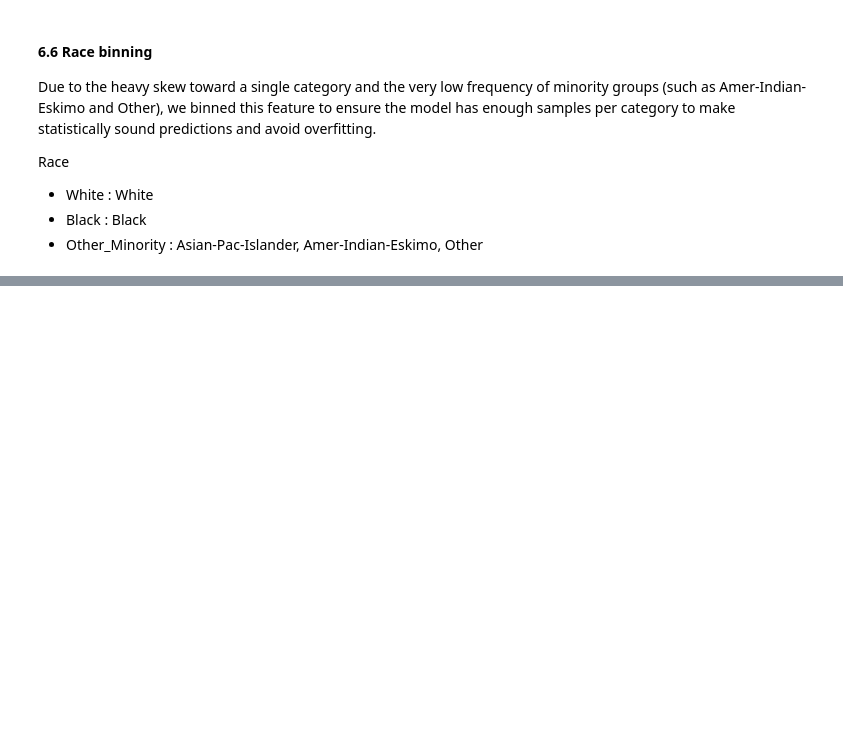
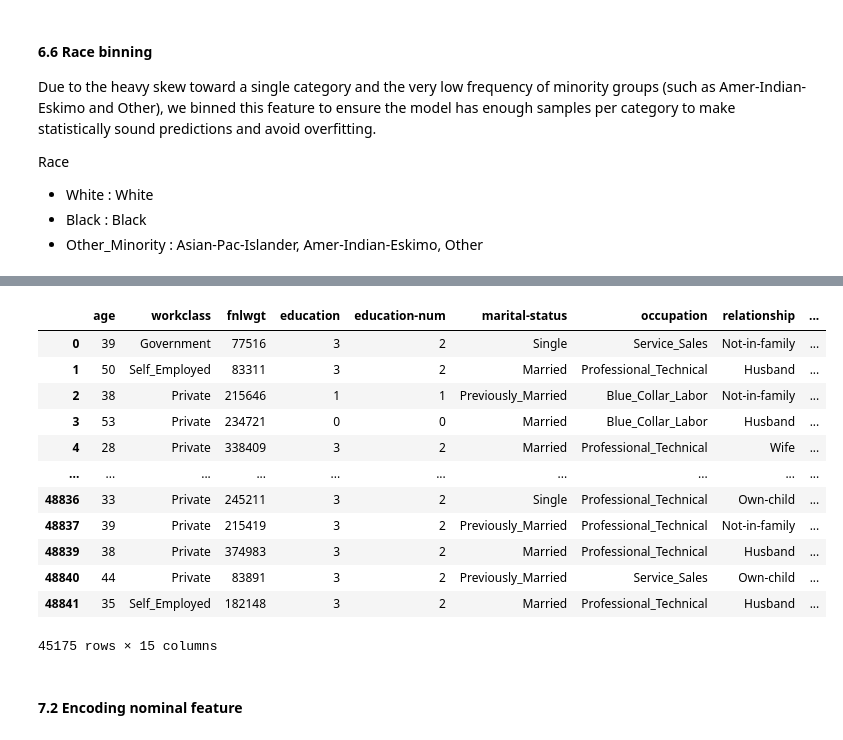
Before and after one commit to nadukayomal/predict-adult-income, a Jupyter notebook: EDA/1_cleanning.ipynb, the cells around one changed output, grey strips where cells are left out. Saved outputs shown, nothing was run; the diff lists cells and outputs as text; code cells hidden in the pictures; blank space fills up the shorter version.

```diff
--- a/EDA/1_cleanning.ipynb
+++ b/EDA/1_cleanning.ipynb
@@ -615,0 +624,19 @@ df_cp['race'] = df_cp['race'].apply(binning_race)
+# %%
+school = [1, 2, 3, 4, 5, 6, 7, 8]
+high_school = [9, 10, 11, 12]
+higher_education = [13, 14]
+advanced_degree = [15, 16]
+
+def binning_education_num(num):
+    if num in school:
+        return "school"
+    elif num in high_school:
+        return "high_school"
+    elif num in higher_education:
+        return "higher_education"
+    elif num in advanced_degree:
+        return "advanced_degree"
+    else:
+        return "Invalid"
+# %%
+df_cp['education-num'] = df_cp['education-num'].apply(binning_education_num)
@@ -615,0 +677,41 @@ df_cp['race'] = df_cp['race'].apply(binning_race)
+# %%
+encode_edu_num = {
+    'school': 0,
+    'high_school': 1,
+    'higher_education': 2,
+    'advanced_degree': 3
+}
+
+encode_education = {
+    'school': 0,
+    'high_school': 1,
+    'college_level': 2,
+    'higher_education': 3
+}
+
+encode_income = {
+    '<=50K': 0,
+    '>50K': 1
+}
+# %%
+df_cp['education'] = df_cp['education'].map(encode_education)
+df_cp['education-num'] = df_cp['education-num'].map(encode_edu_num).astype(int)
+df_cp['income'] = df_cp['income'].map(encode_income)
+# %%
+df_cp
+# %% [output]
+|  | age | workclass | fnlwgt | education | education-num | marital-status | occupation | relationship | ... |
+| 0 | 39 | Government | 77516 | 3 | 2 | Single | Service_Sales | Not-in-family | ... |
+| 1 | 50 | Self_Employed | 83311 | 3 | 2 | Married | Professional_Technical | Husband | ... |
+| 2 | 38 | Private | 215646 | 1 | 1 | Previously_Married | Blue_Collar_Labor | Not-in-family | ... |
+| 3 | 53 | Private | 234721 | 0 | 0 | Married | Blue_Collar_Labor | Husband | ... |
+| 4 | 28 | Private | 338409 | 3 | 2 | Married | Professional_Technical | Wife | ... |
+| ... | ... | ... | ... | ... | ... | ... | ... | ... | ... |
+| 48836 | 33 | Private | 245211 | 3 | 2 | Single | Professional_Technical | Own-child | ... |
+| 48837 | 39 | Private | 215419 | 3 | 2 | Previously_Married | Professional_Technical | Not-in-family | ... |
+| 48839 | 38 | Private | 374983 | 3 | 2 | Married | Professional_Technical | Husband | ... |
+| 48840 | 44 | Private | 83891 | 3 | 2 | Previously_Married | Service_Sales | Own-child | ... |
+| 48841 | 35 | Self_Employed | 182148 | 3 | 2 | Married | Professional_Technical | Husband | ... |
+45175 rows × 15 columns
+# %% [markdown]
+#### 7.2 Encoding nominal feature
```
Also changed, not shown: parts of 16 cells of this notebook, 1 other file.
